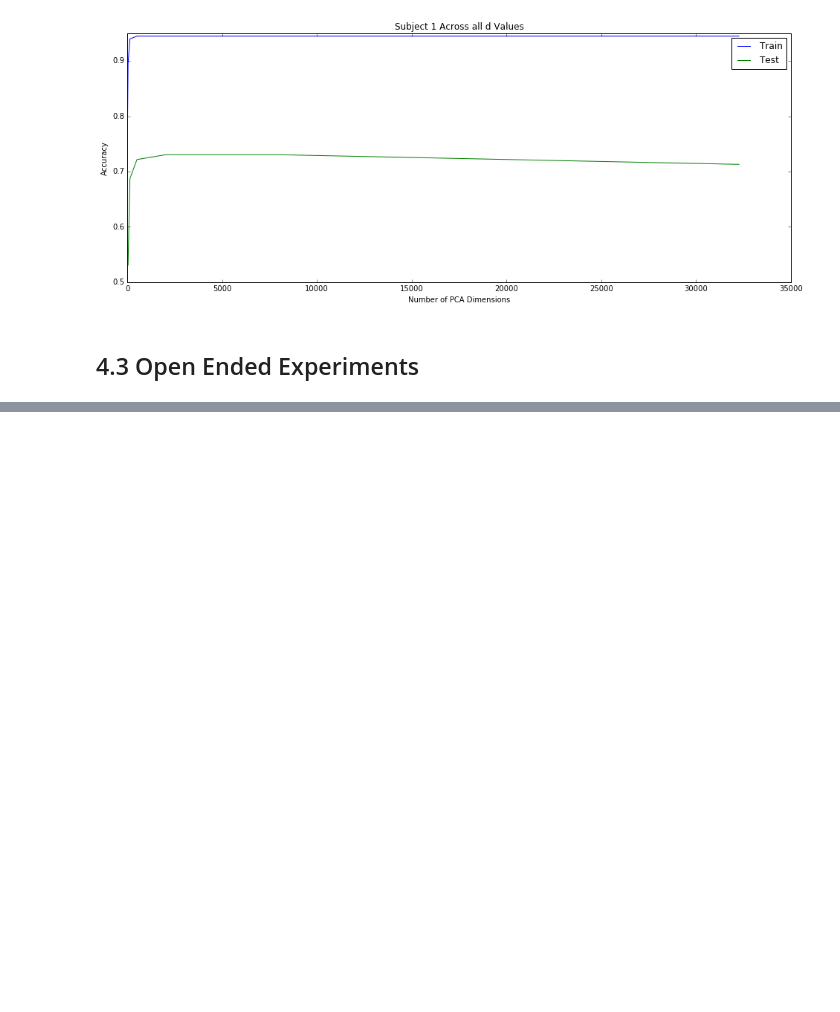
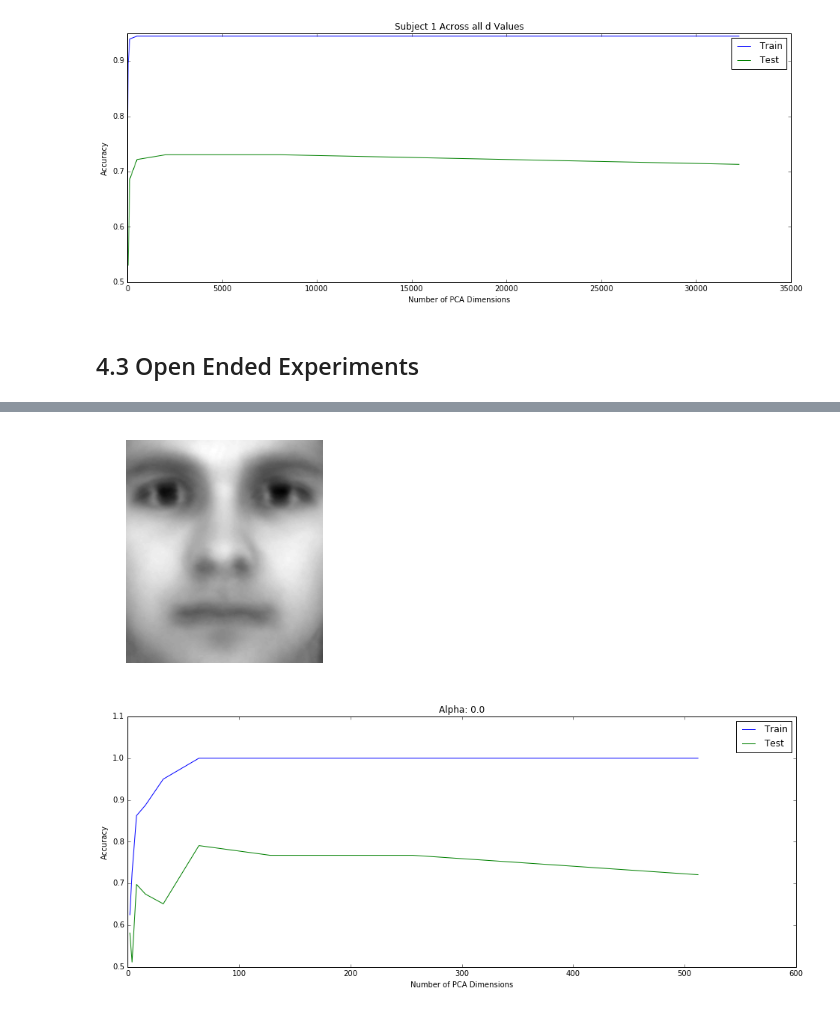
Before and after one commit to devanshg25/Facial_Recognition_Software, a Jupyter notebook: devanshg_tzjin_project1.ipynb, the cells around one changed output, grey strips where cells are left out. Cells and saved outputs as stored; diff of their text form; code cells hidden in the pictures; blank space fills up the shorter version.

```diff
--- a/devanshg_tzjin_project1.ipynb
+++ b/devanshg_tzjin_project1.ipynb
@@ -543,0 +543,80 @@ IndentationError: expected an indented block (<ipython-input-113-daadd1b30c33>,
+# %%
+def addVerticalOcclusion(img_vec, vertwidth):
+    img = unpackcw(img_vec,nr)
+    for r, row in enumerate(img):
+        for c, px in enumerate(row):
+            if c in vertwidth:
+                img[r, c] = 0
+
+def splitDataVertical(group1, group2, d):
+    name = 'Z'+str(d)+'.npy'
+    Z = np.load(name)
+    Ud = U[:,0:d]
+
+    X_approx = np.dot(Ud, Z)
+
+    mask = np.ones(mu.shape)
+    addVerticalOcclusion(mask, vertwidth)
+    X_v = (X_approx.T * mask).T
+
+    d_train = []
+    d_test = []
+
+    label_train = []
+    label_test = []
+
+    for jj in group1:
+        if numims[jj]>0:
+            a, loc = np.where(Y == jj)
+
+            for i, idx in enumerate(loc):
+                if i < 40:
+                    d_train.append(X_approx[:,idx])
+                    label_train.append(0)
+                else:
+                    d_test.append(X_v[:,idx])
+                    label_test.append(0)
+
+    for jj in group2:
+        if numims[jj]>0:
+            a, loc = np.where(Y == jj)
+
+            for i, idx in enumerate(loc):
+                if i < 40:
+                    d_train.append(X_approx[:,idx])
+                    label_train.append(1)
+                else:
+                    d_test.append(X_v[:,idx])
+                    label_test.append(1)
+
+    d_train = np.array(d_train)
+    d_test = np.array(d_test)
+
+    label_train = np.array(label_train)
+    label_test = np.array(label_test)
+
+    return d_train, d_test, label_train, label_test
+
+g1 = [12]
+g2 = [39]
+peaks = []
+convs = []
+
+for alpha in np.arange(0, 1, 0.2):
+
+    vertwidth = range(int(alpha * nc))
+    outimg = mu.copy()
+    addVerticalOcclusion(outimg, vertwidth)
+    outimg = unpackcw(outimg,nr)
+    plt.figure(1)
+    plt.imshow(outimg, cmap = 'gray')
+    plt.axis('off')
+    plt.show()
+
+    results = plotAccuracyAcrossD(g1, g2, "Alpha: {0}".format(alpha), splitFunc=splitDataVertical)
+
+    peaks.append(max(results))
+    convs.append(results[-1])
+# %% [output]
+[figure, added]
+[figure, added]
```
Also changed, not shown: parts of 30 cells of this notebook.
